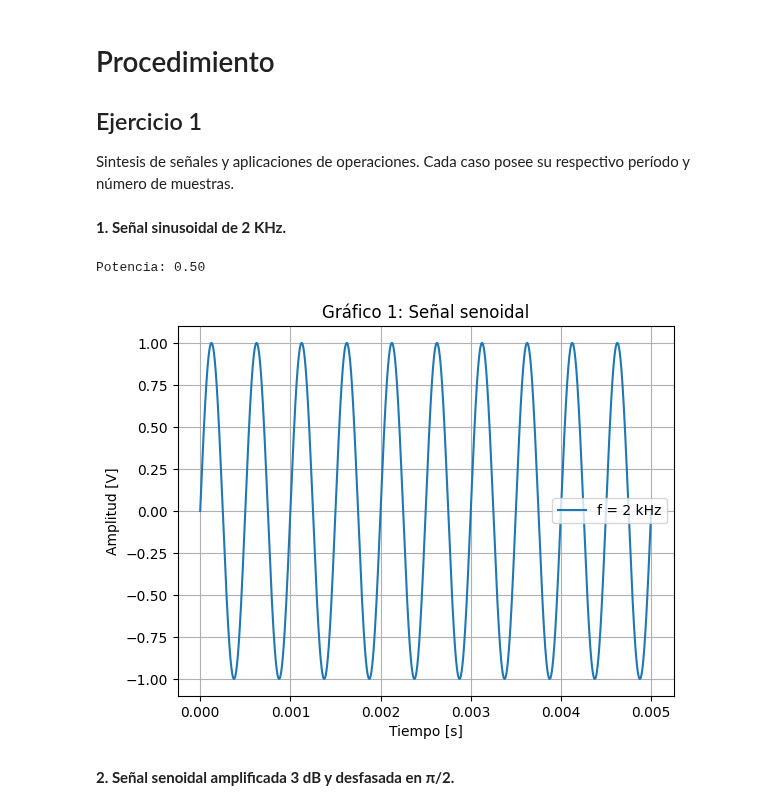
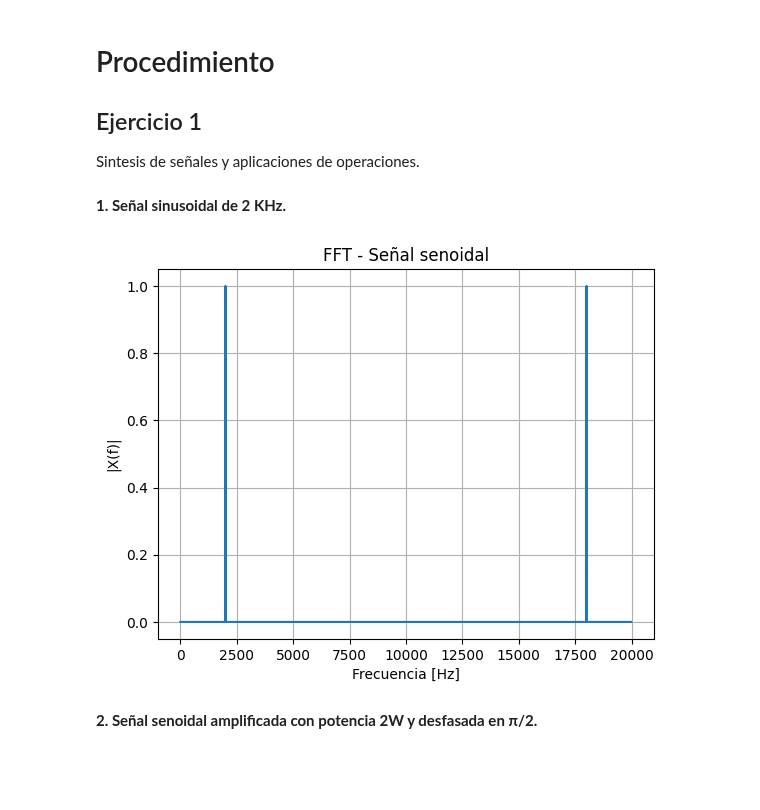
Before and after one commit to SerenaSagg/APS, a Jupyter notebook: TS1.ipynb, the cells around one changed output. Drawn from its saved outputs; the diff is of its cells as text; code cells hidden in the pictures; blank space fills up the shorter version.

```diff
--- a/TS1.ipynb
+++ b/TS1.ipynb
@@ -45,4 +107,4 @@ Esto significa que convolucionar con una delta simplemente reproduce la señal o
 # Procedimiento
 
 ## Ejercicio 1
-Sintesis de señales y aplicaciones de operaciones. Cada caso posee su respectivo período y número de muestras.
+Sintesis de señales y aplicaciones de operaciones.
@@ -75,26 +171,15 @@ def pulso_rect(A, t0, tf, nn, fs):
 # %% [markdown]
 **1. Señal sinusoidal de 2 KHz.**
-# %%
-# Parámetros
-fs = 2000001
-N = 10000
-
-# 1) Señal original de 2 kHz
-tt1, x1 = mi_sen(vmax=1, dc=0, ff=2000, ph=0, nn=N, fs=fs)
-P1=np.var(x1)
-print(f"Potencia: {P1:.2f}")
-
-# Gráfico 1
-plt.figure()
-plt.plot(tt1, x1, label="f = 2 kHz")
-plt.title("Gráfico 1: Señal senoidal")
-plt.xlabel("Tiempo [s]")
-plt.ylabel("Amplitud [V]")
-plt.legend()
-plt.grid()
-plt.show()
-# %% [output]
-Potencia: 0.50
-[figure, removed]
+# %%
+# Gráfico 1
+plt.figure()
+plt.plot(f1, X1)
+plt.title("FFT - Señal senoidal")
+plt.xlabel("Frecuencia [Hz]")
+plt.ylabel("|X(f)|")
+plt.grid()
+plt.show()
+# %% [output]
+[figure, added]
 # %% [markdown]
-**2. Señal senoidal amplificada 3 dB y desfasada en π/2.**
+**2. Señal senoidal amplificada con potencia 2W y desfasada en π/2.**
```
Also changed, not shown: parts of 19 cells of this notebook, 1 other file.
